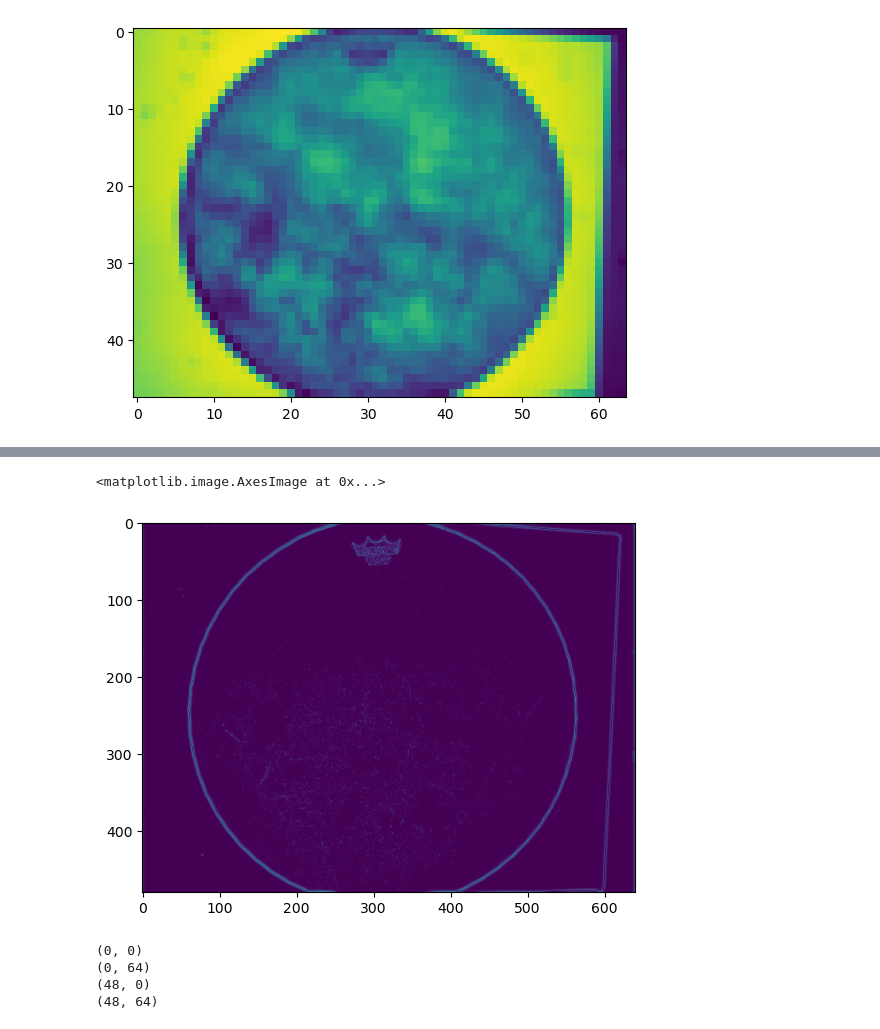
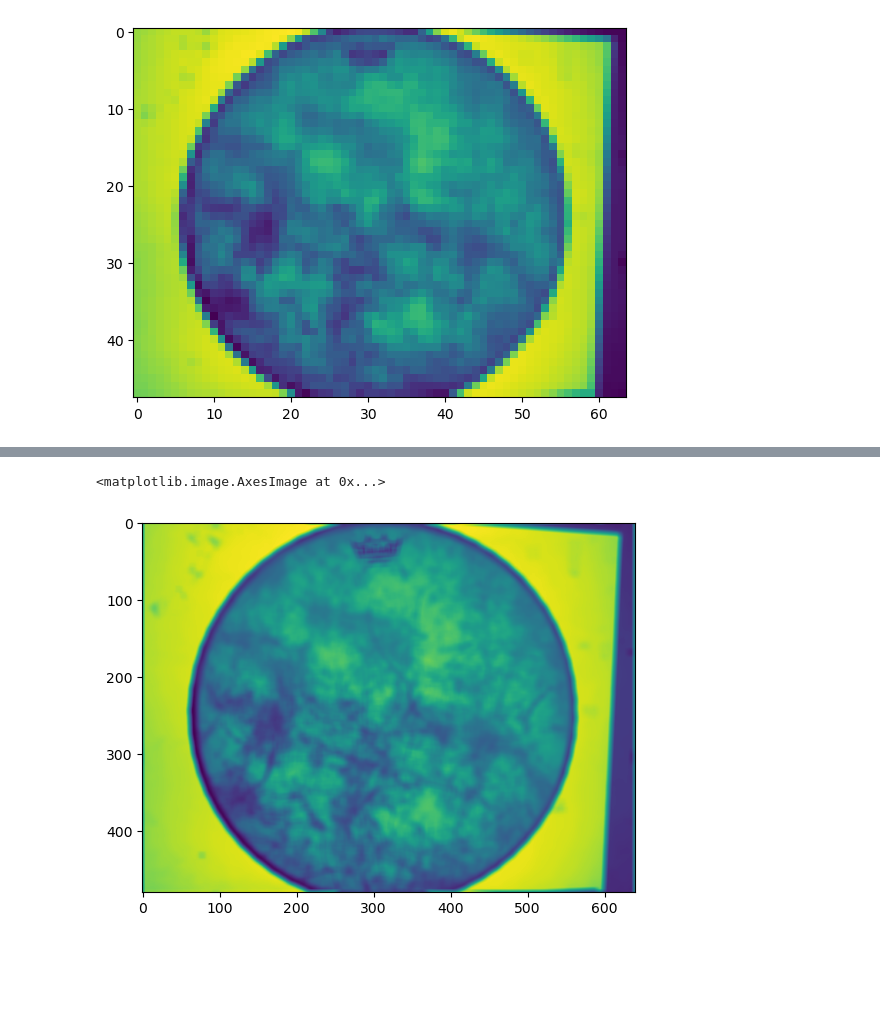
Before and after one commit to wernst24/bobdiffusion, a Jupyter notebook: experiment.ipynb, the cells around one changed output, grey strips where cells are left out. Drawn from its saved outputs; the diff is of its cells as text; code cells hidden in the pictures; blank space fills up the shorter version.

Commit message:
started a_diffusion

```diff
--- a/experiment.ipynb
+++ b/experiment.ipynb
@@ -62,7 +63,9 @@ def linear_diffusion_step(img, ksize):
 # check out numpy vectorize and sliding-window
 def linear_diffusion_step_smarter(img, ksize):
     filter = np.ones(img.shape + (ksize, ksize))
-    # print(filter.shape)
-    # filter[r, c, :, :] = elliptical gaussian based on structure tensor
-    # filter[r, c, x, y] *= img[r-ksize//2+x, c-ksize//2+y]
-    pass
+    img_padded = border(img, ksize//2)
+    window_view = sliding_window_view(img_padded, (ksize, ksize))
+    # print(filter.shape, window_view.shape)
+    product = filter * window_view
+    final_img = np.mean(product, axis=(2, 3))
+    return final_img
@@ -75,24 +72,6 @@ plt.imshow(blur_drumhead)
-# %%
-diff = blur_drumhead - drum_gray
-diff /= diff.mean()
-diff *= diff
-plt.imshow(diff)
-# %% [output]
-<matplotlib.image.AxesImage at 0x...>
-[figure, removed]
-# %%
-height, width = drum_small.shape
-r_bounds = height+1
-c_bounds = width+1
-
-max_r = max(range(r_bounds))
-max_c = max(range(c_bounds))
-for r in range(r_bounds):
-    for c in range(c_bounds):
-        if (r == 0 or r == max_r) and (c == 0 or c == max_c):
-            print(f'({r}, {c})')
-# %% [output]
-(0, 0)
-(0, 64)
-(48, 0)
-(48, 64)
+# %%
+faster_maybe = linear_diffusion_step_smarter(drum_gray, 9)
+plt.imshow(faster_maybe)
+# %% [output]
+<matplotlib.image.AxesImage at 0x...>
+[figure, added]
```
Also changed, not shown: parts of 7 cells of this notebook.
